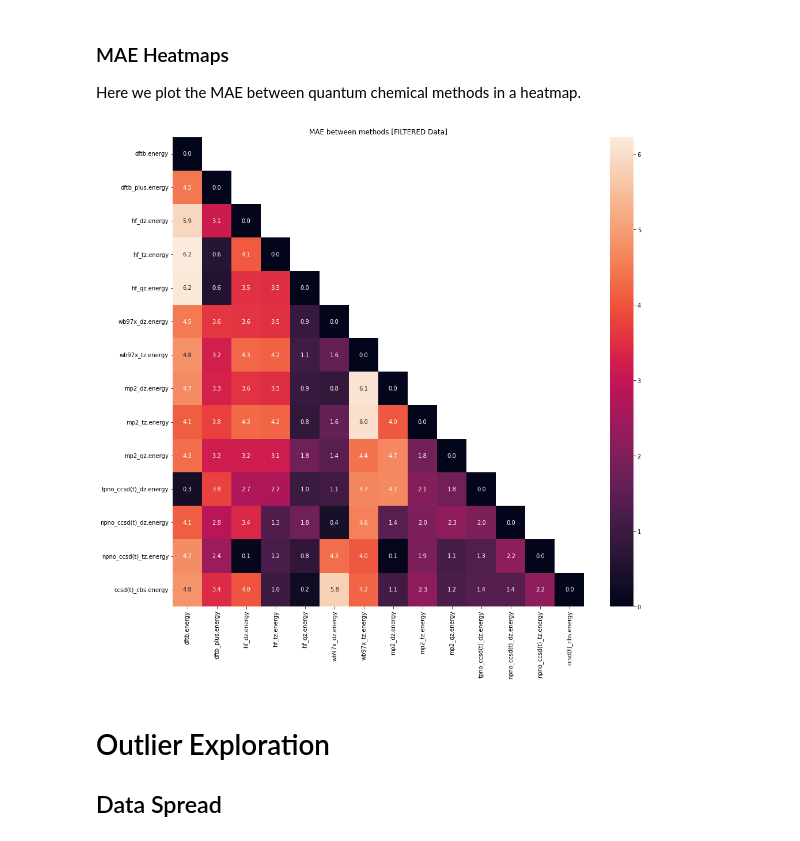
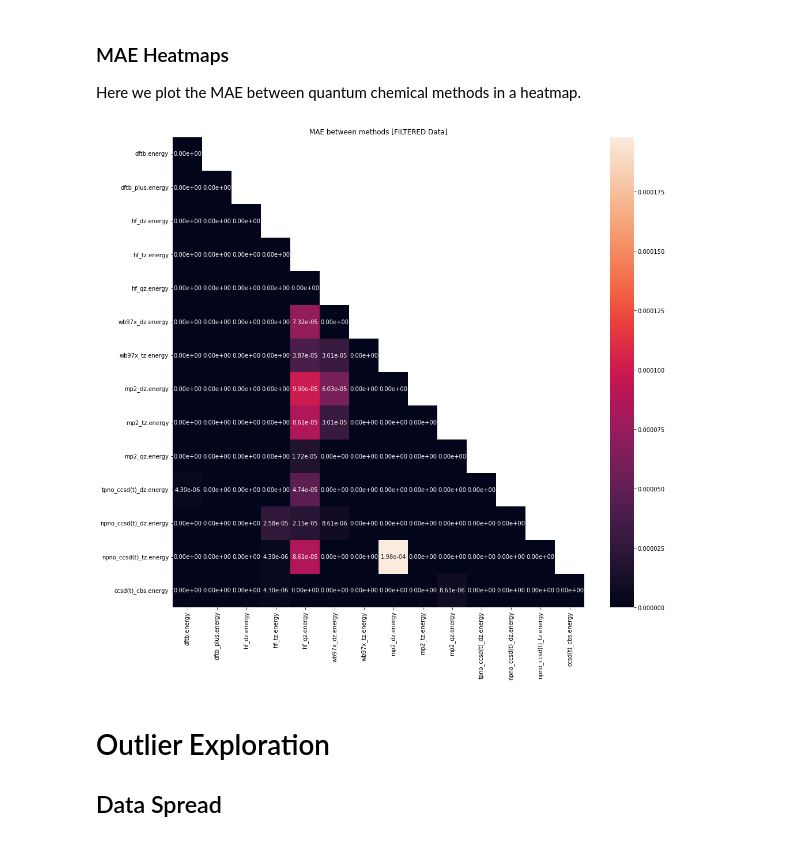
Before and after one commit to djyaron/summer22-analysis, a Jupyter notebook: outlier_analysis.ipynb, the cells around one changed output. Saved outputs shown, nothing was run; the diff lists cells and outputs as text; code cells hidden in the pictures.

```diff
--- a/outlier_analysis.ipynb
+++ b/outlier_analysis.ipynb
@@ -34,13 +34,13 @@ data file path is ./ANI-1ccx_clean_fullentry.h5
 #     index = index[0]
 #     nh = num_heavy_atoms(index)
 #     resid_df.loc[index] = resid_df.loc[index] / (nh ** 0.5)
-
-standardized = filtered_data_df.copy()
-
-for index in filtered_data_df.index:
-    index = index[0]
-    nh = num_heavy_atoms(index)
-    filtered_data_df.loc[index] = filtered_data_df.loc[index] / (nh ** 0.5)
+#
+# standardized = filtered_data_df.copy()
+#
+# for index in filtered_data_df.index:
+#     index = index[0]
+#     nh = num_heavy_atoms(index)
+#     filtered_data_df.loc[index] = filtered_data_df.loc[index] / (nh ** 0.5)
 # %%
 # filtered_data_df = resid_df[~filter_outliers(dataframe=resid_df)] if you want filtered_data_df to be floats
 # %% [markdown]
@@ -50,20 +50,21 @@ Here we plot the MAE between quantum chemical methods in a heatmap.
 # %%
 import numpy as np
 # Create a heatmap of the MAE between methods
-#heatmap_fmt = {"annot_kws": {'size': 16}}
-# create_heatmap(ani1_config["target"], "MAE between methods [Original Data]", data_matrix=resid, show_progress=True)
+heatmap_fmt = {'fmt': '.2e'}
+# create_heatmap(ani1_config["target"], "MAE between methods [Original Data]", dataframe=resid_df, plot_args={'fmt': '.1f'})
 # Heatmap with filtered data
 # filtered_data_df = resid_df[~filter_outliers(resid_df)]
-resid_df[filtered_data_df] = np.nan
+# resid_df[filtered_data_df] = np.nan
 
 create_heatmap(
-        ani1_config["target"],
-        "MAE between methods [FILTERED Data]",
-        # data_matrix=filtered_data,
-        dataframe=resid_df
+    ani1_config["target"],
+    "MAE between methods [FILTERED Data]",
+    # data_matrix=filtered_data,
+    dataframe=filtered_data_df,
+    plot_args=heatmap_fmt
     )
 # %% [output]
-[figure, old version]
+[figure, new version]
 # %% [markdown]
 # Outlier Exploration
 ## Data Spread
```
Also changed, not shown: parts of 6 cells of this notebook, 3 other files.
